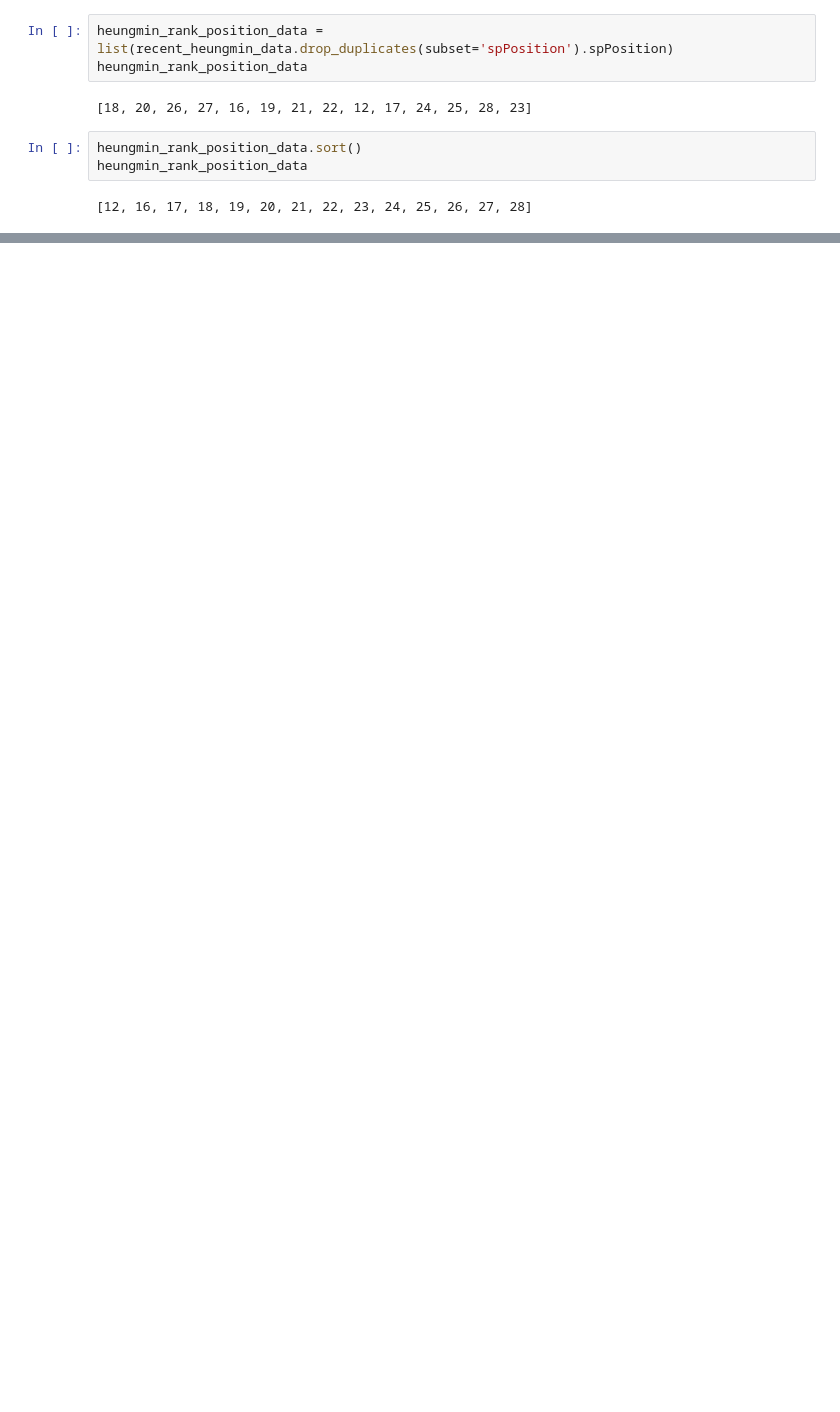
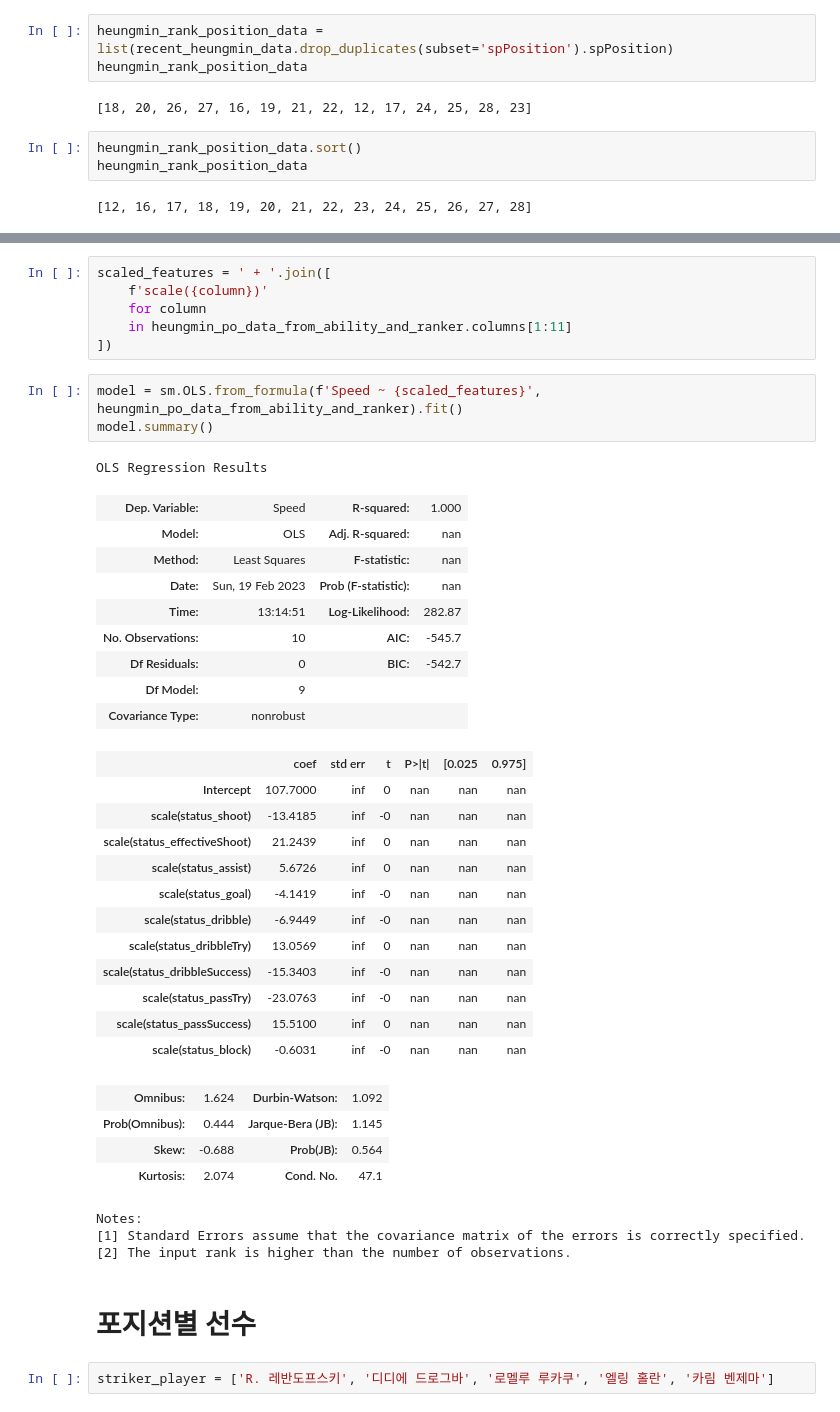
Before and after one commit to jikukjs/FiFa4_API_project, a Jupyter notebook: main.ipynb, the cells around one changed output, grey strips where cells are left out. Drawn from its saved outputs; the diff is of its cells as text; blank space fills up the shorter version.

```diff
--- a/main.ipynb
+++ b/main.ipynb
@@ -373,0 +406,43 @@ recent_heungmin_data.query('spPosition==22')
+# %%
+scaled_features = ' + '.join([
+    f'scale({column})'
+    for column
+    in heungmin_po_data_from_ability_and_ranker.columns[1:11]
+])
+# %%
+model = sm.OLS.from_formula(f'Speed ~ {scaled_features}', heungmin_po_data_from_ability_and_ranker).fit()
+model.summary()
+# %% [output]
+OLS Regression Results
+| Dep. Variable: | Speed | R-squared: | 1.000 |
+| Model: | OLS | Adj. R-squared: | nan |
+| Method: | Least Squares | F-statistic: | nan |
+| Date: | Sun, 19 Feb 2023 | Prob (F-statistic): | nan |
+| Time: | 13:14:51 | Log-Likelihood: | 282.87 |
+| No. Observations: | 10 | AIC: | -545.7 |
+| Df Residuals: | 0 | BIC: | -542.7 |
+| Df Model: | 9 |  |  |
+| Covariance Type: | nonrobust |  |  |
+|  | coef | std err | t | P>|t| | [0.025 | 0.975] |
+| Intercept | 107.7000 | inf | 0 | nan | nan | nan |
+| scale(status_shoot) | -13.4185 | inf | -0 | nan | nan | nan |
+| scale(status_effectiveShoot) | 21.2439 | inf | 0 | nan | nan | nan |
+| scale(status_assist) | 5.6726 | inf | 0 | nan | nan | nan |
+| scale(status_goal) | -4.1419 | inf | -0 | nan | nan | nan |
+| scale(status_dribble) | -6.9449 | inf | -0 | nan | nan | nan |
+| scale(status_dribbleTry) | 13.0569 | inf | 0 | nan | nan | nan |
+| scale(status_dribbleSuccess) | -15.3403 | inf | -0 | nan | nan | nan |
+| scale(status_passTry) | -23.0763 | inf | -0 | nan | nan | nan |
+| scale(status_passSuccess) | 15.5100 | inf | 0 | nan | nan | nan |
+| scale(status_block) | -0.6031 | inf | -0 | nan | nan | nan |
+| Omnibus: | 1.624 | Durbin-Watson: | 1.092 |
+| Prob(Omnibus): | 0.444 | Jarque-Bera (JB): | 1.145 |
+| Skew: | -0.688 | Prob(JB): | 0.564 |
+| Kurtosis: | 2.074 | Cond. No. | 47.1 |
+Notes:
+[1] Standard Errors assume that the covariance matrix of the errors is correctly specified.
+[2] The input rank is higher than the number of observations.
+# %% [markdown]
+# 포지션별 선수
+# %%
+striker_player = ['R. 레반도프스키', '디디에 드로그바', '로멜루 루카쿠', '엘링 홀란', '카림 벤제마']
```
Also changed, not shown: parts of 9 cells of this notebook, 1 other file.
